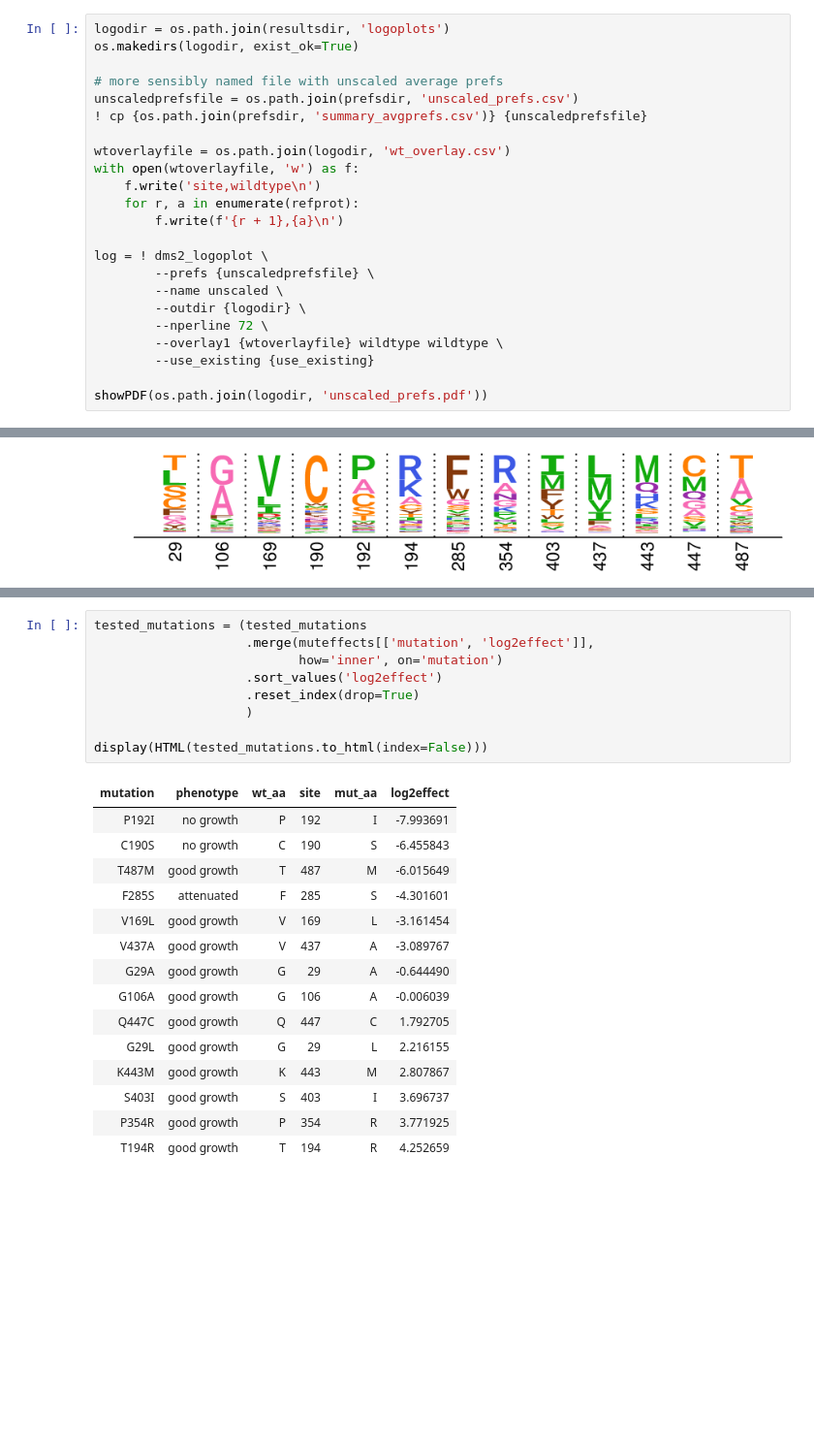
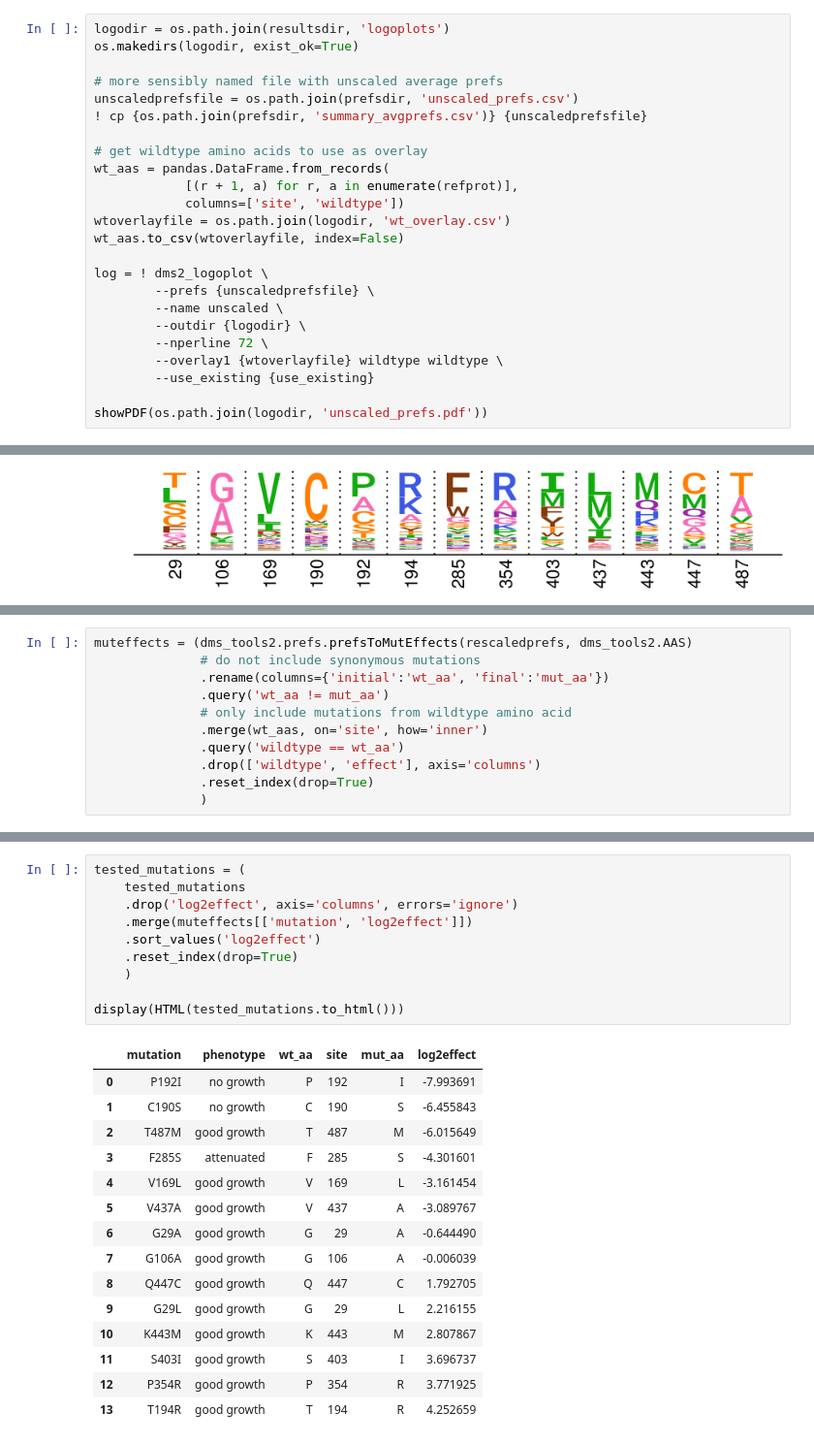
Before and after one commit to jbloomlab/ZIKV_DMS_with_EvansLab, a Jupyter notebook: analysis_notebook.ipynb, the cells around one changed output, grey strips where cells are left out. Shown at 97% size. Cells and saved outputs as stored; diff of their text form; blank space fills up the shorter version.

```diff
--- a/analysis_notebook.ipynb
+++ b/analysis_notebook.ipynb
@@ -256,11 +259,12 @@ os.makedirs(logodir, exist_ok=True)
 unscaledprefsfile = os.path.join(prefsdir, 'unscaled_prefs.csv')
 ! cp {os.path.join(prefsdir, 'summary_avgprefs.csv')} {unscaledprefsfile}
 
+# get wildtype amino acids to use as overlay
+wt_aas = pandas.DataFrame.from_records(
+            [(r + 1, a) for r, a in enumerate(refprot)],
+            columns=['site', 'wildtype'])
 wtoverlayfile = os.path.join(logodir, 'wt_overlay.csv')
-with open(wtoverlayfile, 'w') as f:
-    f.write('site,wildtype\n')
-    for r, a in enumerate(refprot):
-        f.write(f'{r + 1},{a}\n')
+wt_aas.to_csv(wtoverlayfile, index=False)
 
 log = ! dms2_logoplot \
         --prefs {unscaledprefsfile} \
@@ -671,0 +689,11 @@ muteffects = dms_tools2.prefs.prefsToMutEffects(rescaledprefs, dms_tools2.AAS)
+# %%
+muteffects = (dms_tools2.prefs.prefsToMutEffects(rescaledprefs, dms_tools2.AAS)
+              # do not include synonymous mutations
+              .rename(columns={'initial':'wt_aa', 'final':'mut_aa'})
+              .query('wt_aa != mut_aa')
+              # only include mutations from wildtype amino acid
+              .merge(wt_aas, on='site', how='inner')
+              .query('wildtype == wt_aa')
+              .drop(['wildtype', 'effect'], axis='columns')
+              .reset_index(drop=True)
+              )
@@ -672,25 +713,26 @@ muteffects = dms_tools2.prefs.prefsToMutEffects(rescaledprefs, dms_tools2.AAS)
 # %%
-tested_mutations = (tested_mutations
-                    .merge(muteffects[['mutation', 'log2effect']],
-                           how='inner', on='mutation')
-                    .sort_values('log2effect')
-                    .reset_index(drop=True)
-                    )
+tested_mutations = (
+    tested_mutations
+    .drop('log2effect', axis='columns', errors='ignore')
+    .merge(muteffects[['mutation', 'log2effect']])
+    .sort_values('log2effect')
+    .reset_index(drop=True)
+    )
 
-display(HTML(tested_mutations.to_html(index=False)))
+display(HTML(tested_mutations.to_html()))
 # %% [output]
-| mutation | phenotype | wt_aa | site | mut_aa | log2effect |
-| P192I | no growth | P | 192 | I | -7.993691 |
-| C190S | no growth | C | 190 | S | -6.455843 |
-| T487M | good growth | T | 487 | M | -6.015649 |
-| F285S | attenuated | F | 285 | S | -4.301601 |
-| V169L | good growth | V | 169 | L | -3.161454 |
-| V437A | good growth | V | 437 | A | -3.089767 |
-| G29A | good growth | G | 29 | A | -0.644490 |
-| G106A | good growth | G | 106 | A | -0.006039 |
-| Q447C | good growth | Q | 447 | C | 1.792705 |
-| G29L | good growth | G | 29 | L | 2.216155 |
-| K443M | good growth | K | 443 | M | 2.807867 |
-| S403I | good growth | S | 403 | I | 3.696737 |
-| P354R | good growth | P | 354 | R | 3.771925 |
-| T194R | good growth | T | 194 | R | 4.252659 |
+|  | mutation | phenotype | wt_aa | site | mut_aa | log2effect |
+| 0 | P192I | no growth | P | 192 | I | -7.993691 |
+| 1 | C190S | no growth | C | 190 | S | -6.455843 |
+| 2 | T487M | good growth | T | 487 | M | -6.015649 |
+| 3 | F285S | attenuated | F | 285 | S | -4.301601 |
+| 4 | V169L | good growth | V | 169 | L | -3.161454 |
+| 5 | V437A | good growth | V | 437 | A | -3.089767 |
+| 6 | G29A | good growth | G | 29 | A | -0.644490 |
+| 7 | G106A | good growth | G | 106 | A | -0.006039 |
+| 8 | Q447C | good growth | Q | 447 | C | 1.792705 |
+| 9 | G29L | good growth | G | 29 | L | 2.216155 |
+| 10 | K443M | good growth | K | 443 | M | 2.807867 |
+| 11 | S403I | good growth | S | 403 | I | 3.696737 |
+| 12 | P354R | good growth | P | 354 | R | 3.771925 |
+| 13 | T194R | good growth | T | 194 | R | 4.252659 |
```
Also changed, not shown: parts of 17 cells of this notebook, 1 other file.
